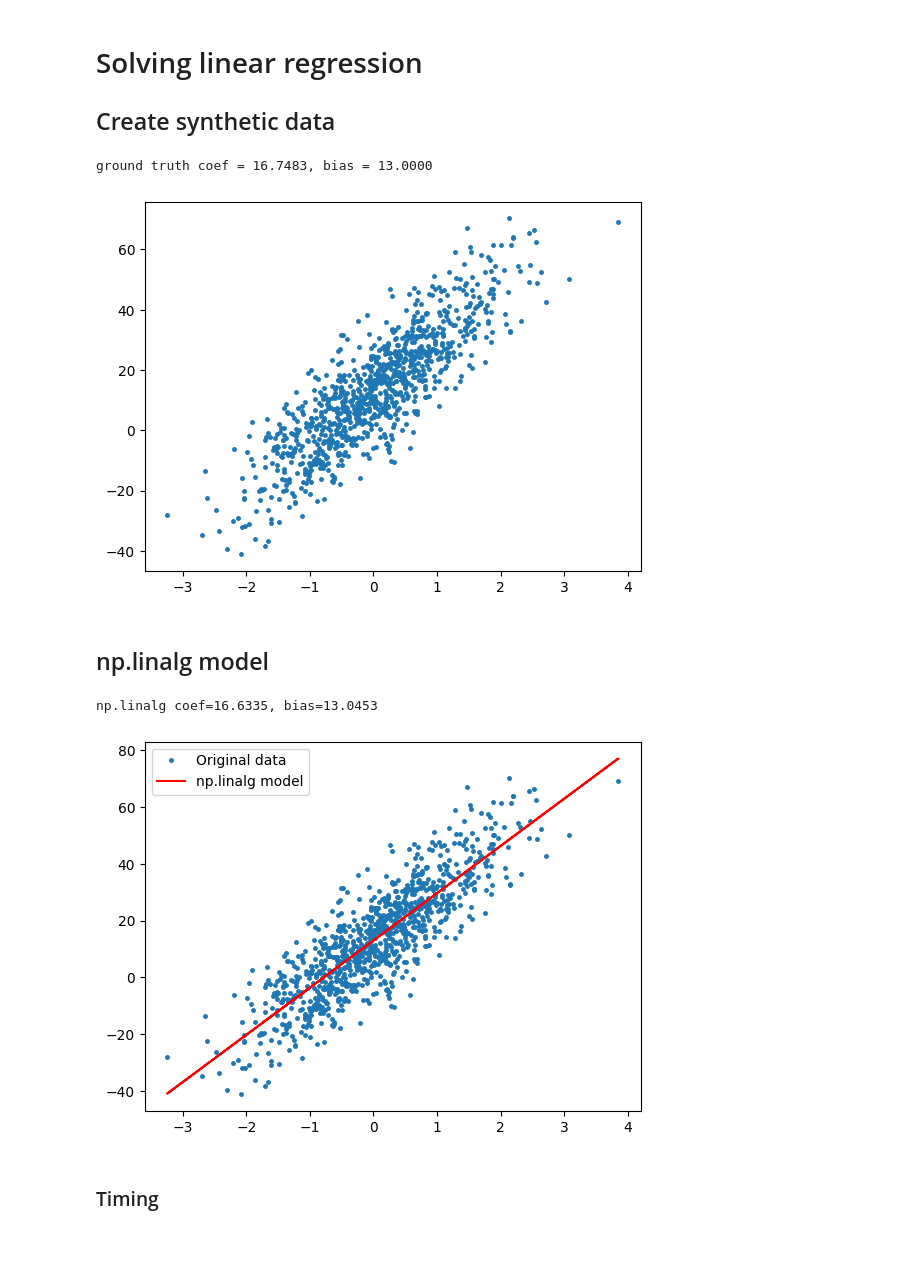
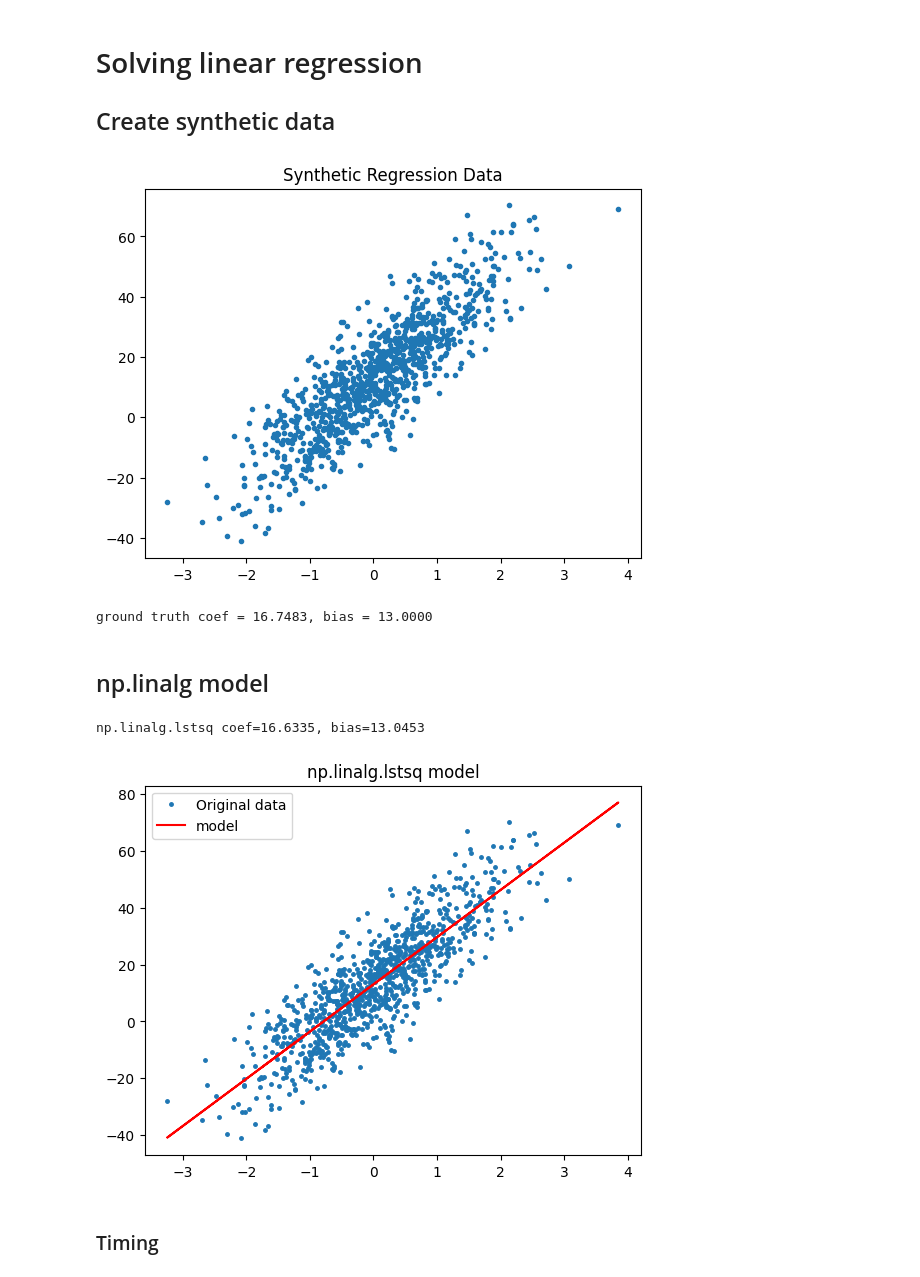
Before and after one commit to mrtj/linalg_lambda_article, a Jupyter notebook: linreg.ipynb, the cells around one changed output. Cells and saved outputs as stored; diff of their text form; code cells hidden in the pictures; blank space fills up the shorter version.

Commit message:
Synthetic data

```diff
--- a/linreg.ipynb
+++ b/linreg.ipynb
@@ -22,9 +19,11 @@ X, y, gt_coef = make_regression(
     random_state=gt_random_state
 )
 x = X.reshape(-1)
-plt.plot(x, y, '.', markersize=5)
+plt.plot(x, y, '.')
+plt.title('Synthetic Regression Data')
+plt.show()
 print(f'ground truth coef = {gt_coef:.04f}, bias = {gt_bias:.04f}')
 # %% [output]
+[figure, new version]
 ground truth coef = 16.7483, bias = 13.0000
-[figure, old version]
 # %%
@@ -33,17 +34,20 @@ pd.DataFrame(np.stack((x, y), axis=1), columns=('x', 'y')) \
 # %% [markdown]
 ## np.linalg model
 # %%
+import numpy as np
+
 A = np.vstack([x, np.ones(len(x))]).T
 coef, bias = np.linalg.lstsq(A, y, rcond=None)[0]
-print(f'np.linalg coef={coef:.04f}, bias={bias:.04f}')
+print(f'np.linalg.lstsq coef={coef:.04f}, bias={bias:.04f}')
 
 plt.plot(x, y, '.', label='Original data', markersize=5)
-plt.plot(x, coef*x + bias, 'r', label='np.linalg model')
+plt.plot(x, coef*x + bias, 'r', label='model')
+plt.title('np.linalg.lstsq model')
 plt.legend()
 plt.show()
 # %% [output]
-np.linalg coef=16.6335, bias=13.0453
+np.linalg.lstsq coef=16.6335, bias=13.0453
-[figure, old version]
+[figure, new version]
 # %% [markdown]
 ### Timing
 # %%
```
Also changed, not shown: parts of 5 cells of this notebook, 3 other files.
